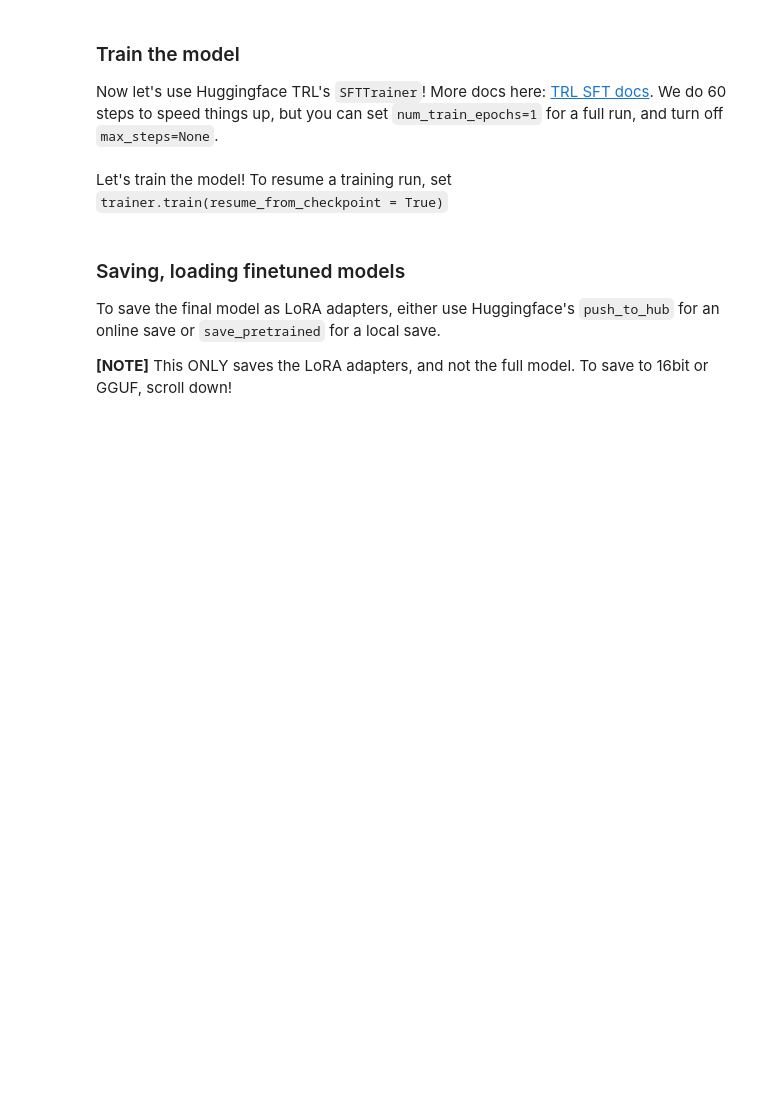
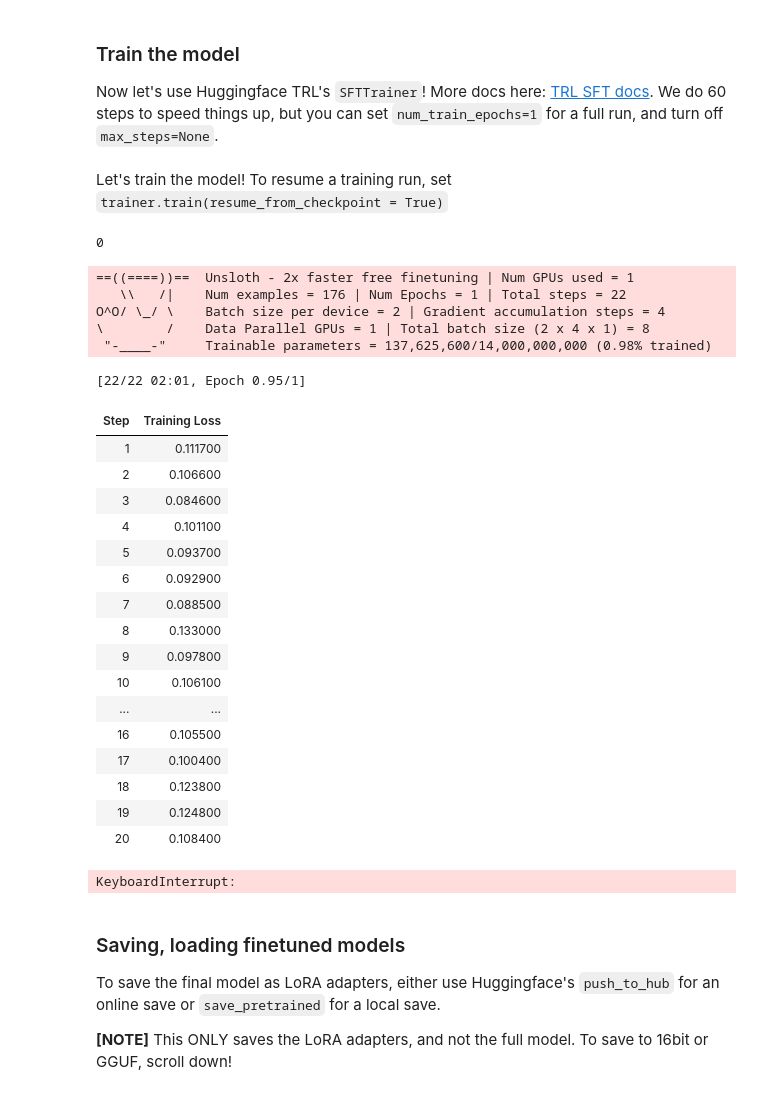
Before and after one commit to BoJavs-svg/LLM_Lora_FineTunning, a Jupyter notebook: nb/Qwen3_(14B)-Reasoning-Conversational.ipynb, the cells around one changed output. Saved outputs shown, nothing was run; the diff lists cells and outputs as text; code cells hidden in the pictures; blank space fills up the shorter version.

```diff
--- a/nb/Qwen3_(14B)-Reasoning-Conversational.ipynb
+++ b/nb/Qwen3_(14B)-Reasoning-Conversational.ipynb
@@ -216,3 +220,41 @@ trainer_stats = trainer.train()
+# %%
+
+for _ in range(50):
+  print(_)
+  trainer_stats = trainer.train()
+  model.save_pretrained("lora_model")  # Local saving
+  tokenizer.save_pretrained("lora_model")
+  model.push_to_hub_merged(
+      "BoJavs/TrainedQwen2.5",
+      tokenizer,
+      save_method="lora",
+  )
+# %% [output]
+0
+==((====))==  Unsloth - 2x faster free finetuning | Num GPUs used = 1
+   \\   /|    Num examples = 176 | Num Epochs = 1 | Total steps = 22
+O^O/ \_/ \    Batch size per device = 2 | Gradient accumulation steps = 4
+\        /    Data Parallel GPUs = 1 | Total batch size (2 x 4 x 1) = 8
+ "-____-"     Trainable parameters = 137,625,600/14,000,000,000 (0.98% trained)
+[22/22 02:01, Epoch 0.95/1]
+| Step | Training Loss |
+| 1 | 0.111700 |
+| 2 | 0.106600 |
+| 3 | 0.084600 |
+| 4 | 0.101100 |
+| 5 | 0.093700 |
+| 6 | 0.092900 |
+| 7 | 0.088500 |
+| 8 | 0.133000 |
+| 9 | 0.097800 |
+| 10 | 0.106100 |
+| ... | ... |
+| 16 | 0.105500 |
+| 17 | 0.100400 |
+| 18 | 0.123800 |
+| 19 | 0.124800 |
+| 20 | 0.108400 |
+KeyboardInterrupt:
 # %% [markdown]
 <a name="Save"></a>
 ### Saving, loading finetuned models
```
Also changed, not shown: parts of 9 cells of this notebook.
